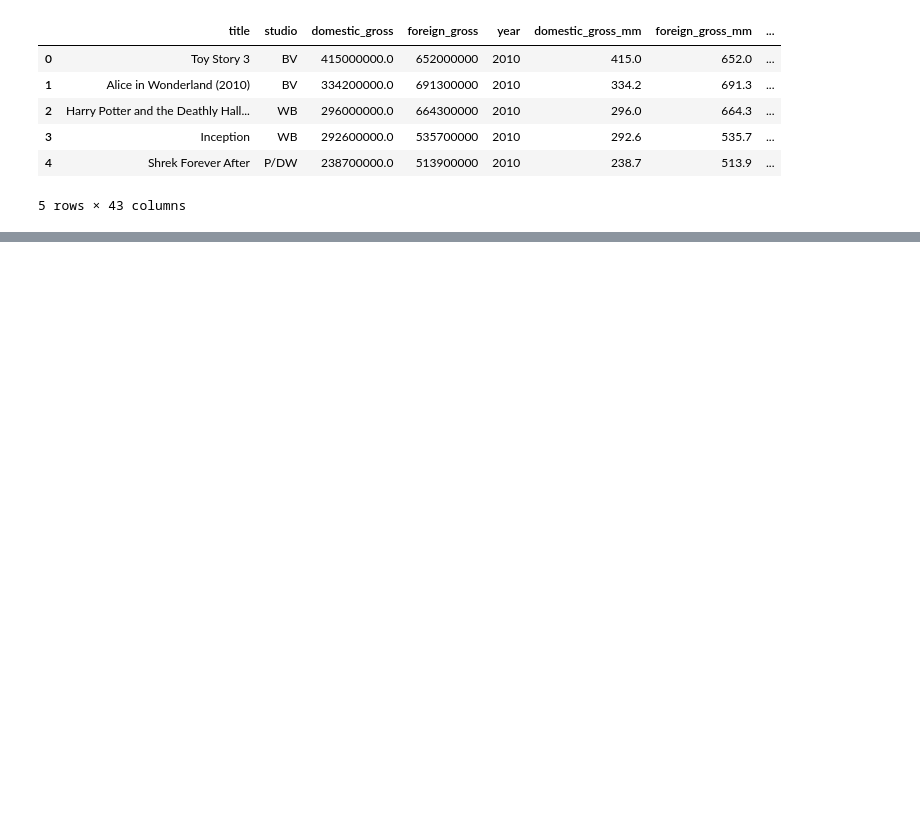
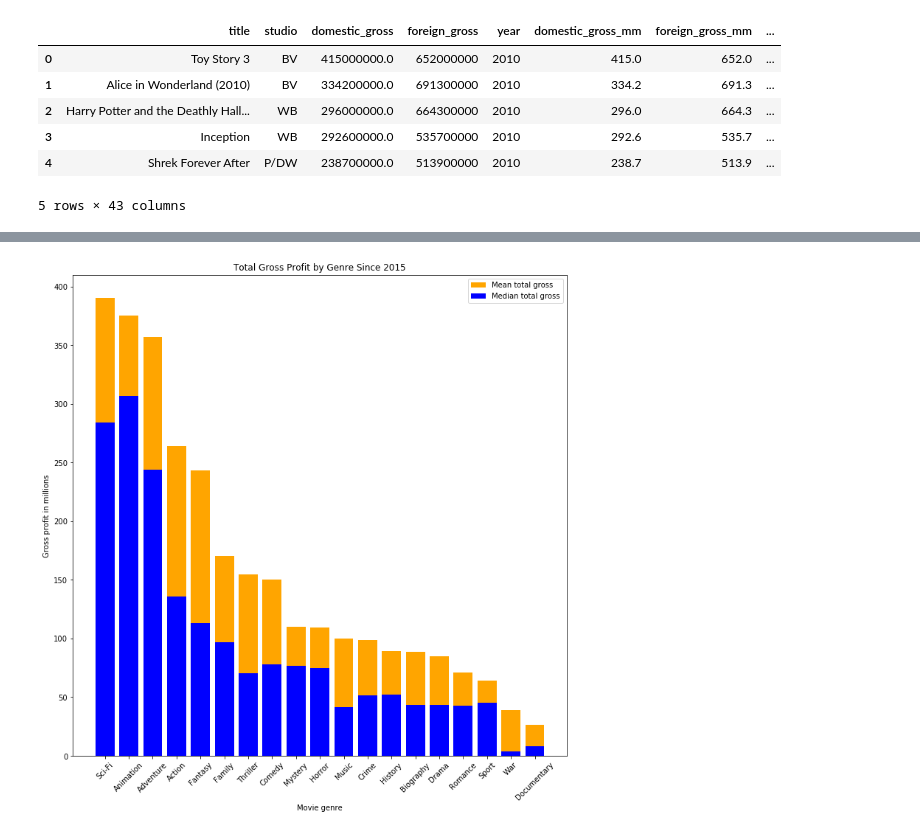
Before and after one commit to etr359/project-1-movie-analysis, a Jupyter notebook: project1_analysis_MASTER.ipynb, the cells around one changed output, grey strips where cells are left out. Saved outputs shown, nothing was run; the diff lists cells and outputs as text; code cells hidden in the pictures; blank space fills up the shorter version.

Commit message:
EDA of genre and gross profit data. Created bar chats

```diff
--- a/project1_analysis_MASTER.ipynb
+++ b/project1_analysis_MASTER.ipynb
@@ -374,0 +497,2 @@ bom_gross_title_basics_ratings.head()
+# %%
+unique_genres_analysis = unique_genres
@@ -374,0 +557,7 @@ bom_gross_title_basics_ratings.head()
+# %%
+mean_gross_by_genre = []
+for genre in unique_genres_analysis:
+    a = bom_gross_title_basics_ratings.groupby([f'{genre}_movie'])['domestic_gross_mm'].mean()[1]
+    mean_gross_by_genre.append(a)
+
+mean_gross_by_genre
@@ -374,0 +584,7 @@ bom_gross_title_basics_ratings.head()
+# %%
+median_gross_by_genre = []
+for genre in unique_genres_analysis:
+    a = bom_gross_title_basics_ratings.groupby([f'{genre}_movie'])['domestic_gross_mm'].median()[1]
+    median_gross_by_genre.append(a)
+
+median_gross_by_genre
@@ -374,0 +667,11 @@ bom_gross_title_basics_ratings.head()
+# %%
+genre_df = pd.DataFrame(
+    {'genre': unique_genres_analysis,
+    'mean_dom_gross': mean_gross_by_genre,
+    'median_dom_gross': median_gross_by_genre,
+    'mean_foreign_gross': mean_foreign_by_genre,
+    'median_foreign_gross': median_foreign_by_genre,
+    'mean_total_gross': mean_total_by_genre,
+    'median_total_gross': median_total_by_genre
+    })
+genre_df
@@ -374,0 +696,18 @@ bom_gross_title_basics_ratings.head()
+# %%
+genre_df.sort_values(by='mean_total_gross', ascending =False, inplace=True)
+
+fig = plt.figure(figsize=(12,12))
+ax = fig.add_subplot(111)
+
+ax.bar(x='genre', height = 'mean_total_gross', data=genre_df, color='orange',label='Mean total gross')
+ax.bar(x='genre', height = 'median_total_gross', data=genre_df, color='blue',label='Median total gross')
+
+plt.xticks(rotation=45)
+plt.legend();
+
+ax.set_xlabel('Movie genre')
+ax.set_ylabel('Gross profit in millions')
+ax.set_title('Total Gross Profit by Genre Since 2015')
+plt.savefig('total_gross.png')
+# %% [output]
+[figure, added]
```
Also changed, not shown: parts of 27 cells of this notebook, 3 other files.
